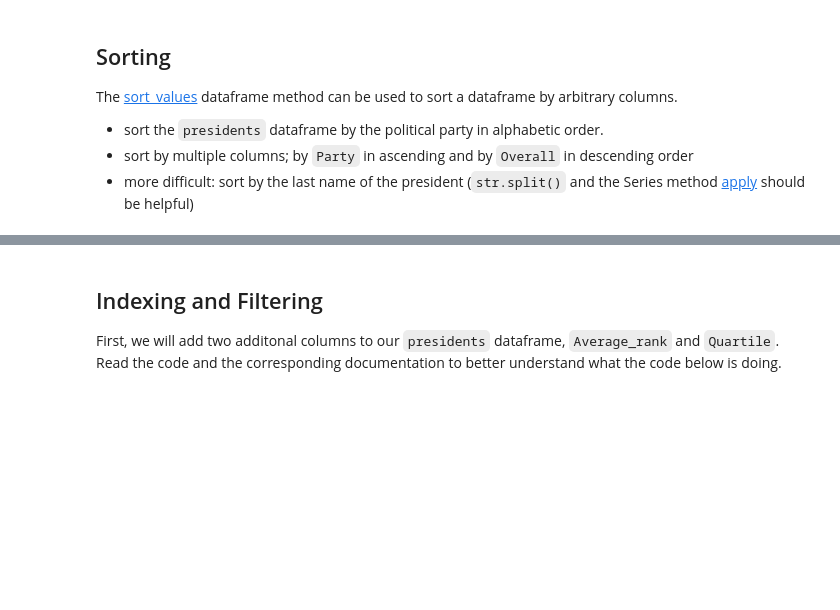
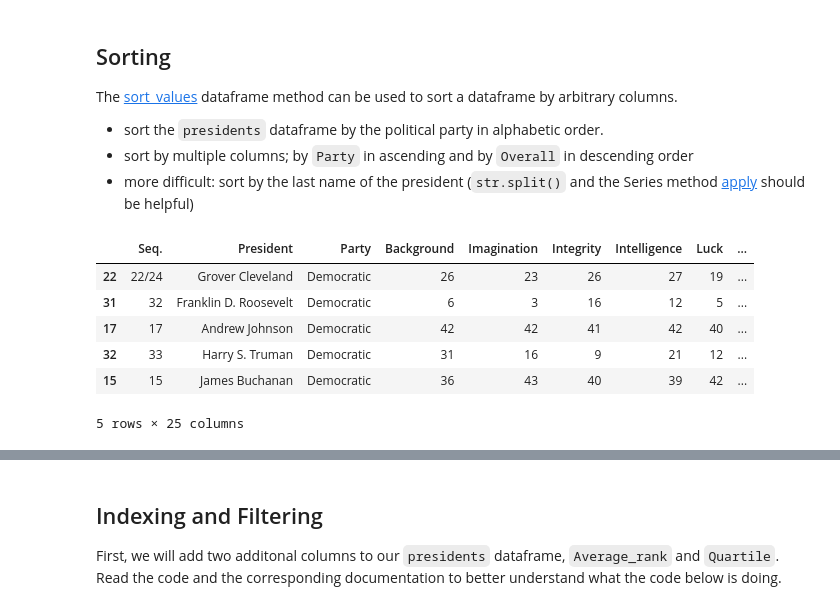
Before and after one commit to Korbiniannn/University, a Jupyter notebook: SoSe24/Data-Science-2/Praktika/2_Pandas_Dask/pandas.ipynb, the cells around one changed output, grey strips where cells are left out. Drawn from its saved outputs; the diff is of its cells as text; code cells hidden in the pictures; blank space fills up the shorter version.

```diff
--- a/SoSe24/Data-Science-2/Praktika/2_Pandas_Dask/pandas.ipynb
+++ b/SoSe24/Data-Science-2/Praktika/2_Pandas_Dask/pandas.ipynb
@@ -80,8 +171,18 @@ The [sort_values](https://pandas.pydata.org/docs/reference/api/pandas.DataFrame.
 # %%
 # sorted by the political party in alphabetic order
 #
 #
 #
+sorted_by_party = presidents.sort_values('Party')
+sorted_by_party.head()
+# %% [output]
+|  | Seq. | President | Party | Background | Imagination | Integrity | Intelligence | Luck | ... |
+| 22 | 22/24 | Grover Cleveland | Democratic | 26 | 23 | 26 | 27 | 19 | ... |
+| 31 | 32 | Franklin D. Roosevelt | Democratic | 6 | 3 | 16 | 12 | 5 | ... |
+| 17 | 17 | Andrew Johnson | Democratic | 42 | 42 | 41 | 42 | 40 | ... |
+| 32 | 33 | Harry S. Truman | Democratic | 31 | 16 | 9 | 21 | 12 | ... |
+| 15 | 15 | James Buchanan | Democratic | 36 | 43 | 40 | 39 | 42 | ... |
+5 rows × 25 columns
 # %%
 # sorted by multiple columns: by Party in ascending and by Average_rank in descending order
 #
```
Also changed, not shown: parts of 18 cells of this notebook, 10 other files.
